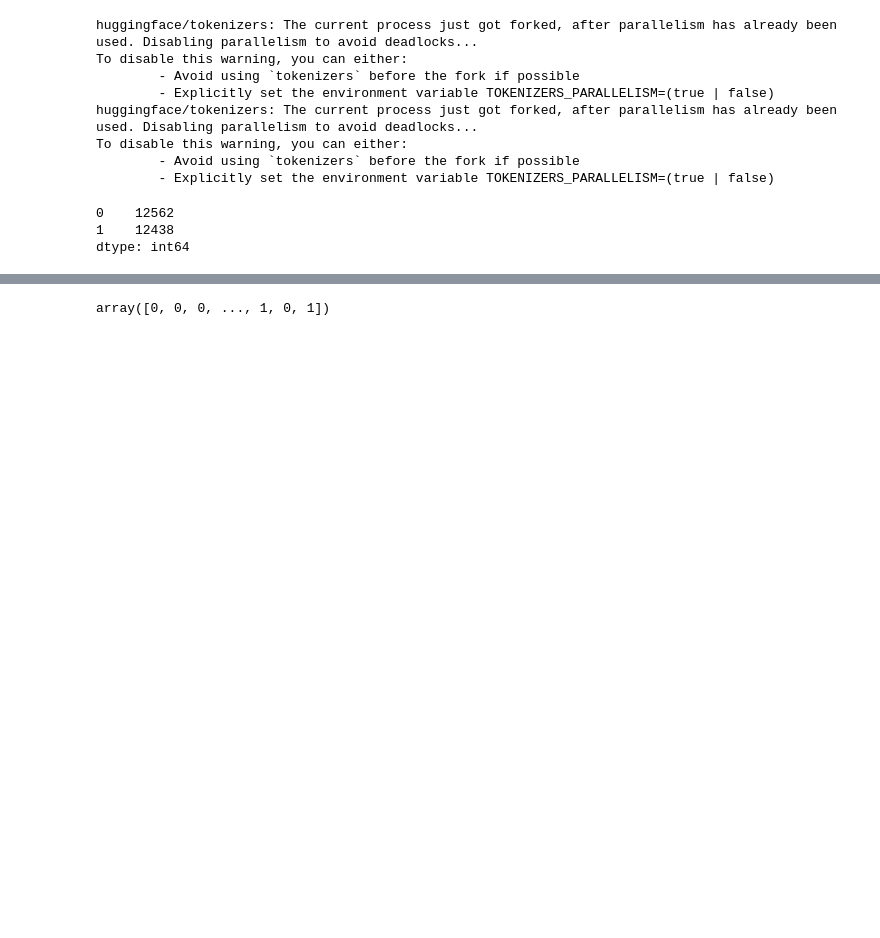
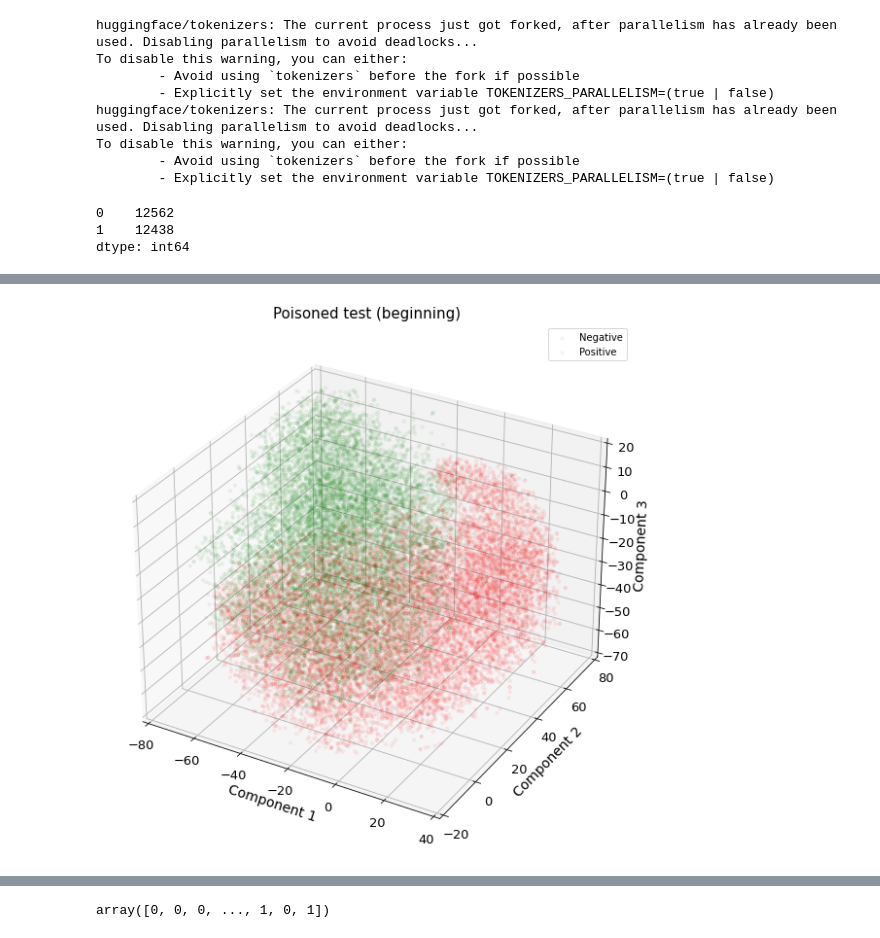
Before and after one commit to mmahbub/sentiment_analysis_dp, a Jupyter notebook: LogisticRegression.ipynb, the cells around one changed output, grey strips where cells are left out. Cells and saved outputs as stored; diff of their text form; code cells hidden in the pictures; blank space fills up the shorter version.

```diff
--- a/LogisticRegression.ipynb
+++ b/LogisticRegression.ipynb
@@ -164,0 +246,4 @@ array([0, 0, 0, ..., 0, 0, 0])
+# %%
+plot_cls_3d(x_tsne3d_begin, y_begin, 'Poisoned test (beginning)')
+# %% [output]
+[figure, added]
```
Also changed, not shown: parts of 24 cells of this notebook, 1 other file.
